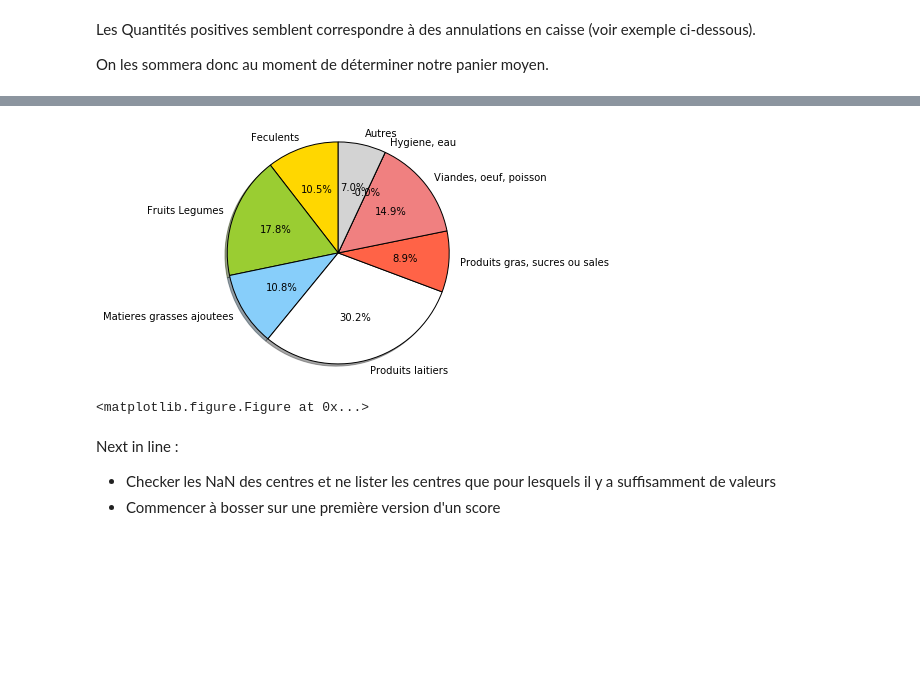
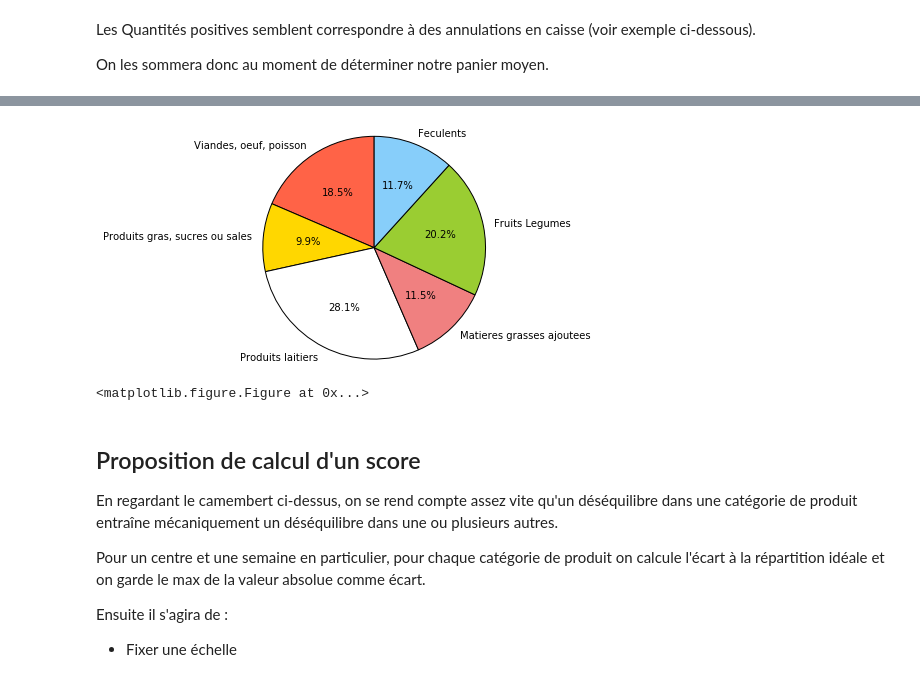
Before and after one commit to dataforgoodfr/croixrouge, a Jupyter notebook: data/paniers/paniers.ipynb, the cells around one changed output, grey strips where cells are left out. Drawn from its saved outputs; the diff is of its cells as text; code cells hidden in the pictures; blank space fills up the shorter version.

Commit message:
basic score proposal

```diff
--- a/data/paniers/paniers.ipynb
+++ b/data/paniers/paniers.ipynb
@@ -247,2 +258,2 @@ On bidouille les Multi Index pour arriver à un % par produit et par centre
 # %%
-grouped = panier_serie.unstack(1).unstack()
+grouped = panier_serie.unstack().unstack()
@@ -251,2 +260,2 @@ by_date = grouped.reset_index(1,drop=True).fillna(0)
 # %%
-by_week = by_date.resample('W',how='sum').fillna(0)
+by_week = grouped.resample('W',how='sum').fillna(0)
@@ -259,9 +262,7 @@ MultiIndex(levels=[[u'U9101', u'U9102', u'U9103', u'U9105', u'U9201', u'U9203',
-# %%
-by_week = by_week['Total']
 # %%
 Centres = by_week.columns.get_level_values(0)
 # %%
-by_week_percent = by_week
+by_week_percent = by_week.copy()
 for Centre in Centres:
     tmp = by_week[Centre]
     rowSum = tmp.sum(1)
@@ -302,18 +303,23 @@ example
 # %%
-labels = example.columns[1],example.columns[2],example.columns[4],example.columns[6],example.columns[5],example.columns[7],example.columns[3],example.columns[0]
-sizes = [example.iloc[0][1], example.iloc[0][2], example.iloc[0][4], example.iloc[0][6],example.iloc[0][5],example.iloc[0][7],example.iloc[0][3],example.iloc[0][0]]
-colors = ['gold','yellowgreen', 'lightskyblue', 'white','tomato','lightcoral','lightblue','lightgray']
+labels = example.columns[5],example.columns[3],example.columns[4],example.columns[2],example.columns[1],example.columns[0]
+sizes = [  example.iloc[0][5],example.iloc[0][3],example.iloc[0][4],example.iloc[0][2],example.iloc[0][1],example.iloc[0][0]]
+colors = ['tomato','gold', 'white','lightcoral','yellowgreen','lightskyblue']
 
 plt.pie(sizes, labels=labels, colors=colors,
-        autopct='%1.1f%%', shadow=True, startangle=90)
+        autopct='%1.1f%%', startangle=90)
 # Set aspect ratio to be equal so that pie is drawn as a circle.
 plt.axis('equal')
 
 fig = plt.figure()
 # %% [output]
-[figure, old version]
+[figure, new version]
 <matplotlib.figure.Figure at 0x...>
-# %% [markdown]
-Next in line :
-- Checker les NaN des centres et ne lister les centres que pour lesquels il y a suffisamment de valeurs
-- Commencer à bosser sur une première version d'un score
+# %% [markdown]
+## Proposition de calcul d'un score
+
+En regardant le camembert ci-dessus, on se rend compte assez vite qu'un déséquilibre dans une catégorie de produit entraîne mécaniquement un déséquilibre dans une ou plusieurs autres.
+
+Pour un centre et une semaine en particulier, pour chaque catégorie de produit on calcule l'écart à la répartition idéale et on garde le max de la valeur absolue comme écart.
+
+Ensuite il s'agira de :
+- Fixer une échelle
```
Also changed, not shown: parts of 29 cells of this notebook.
